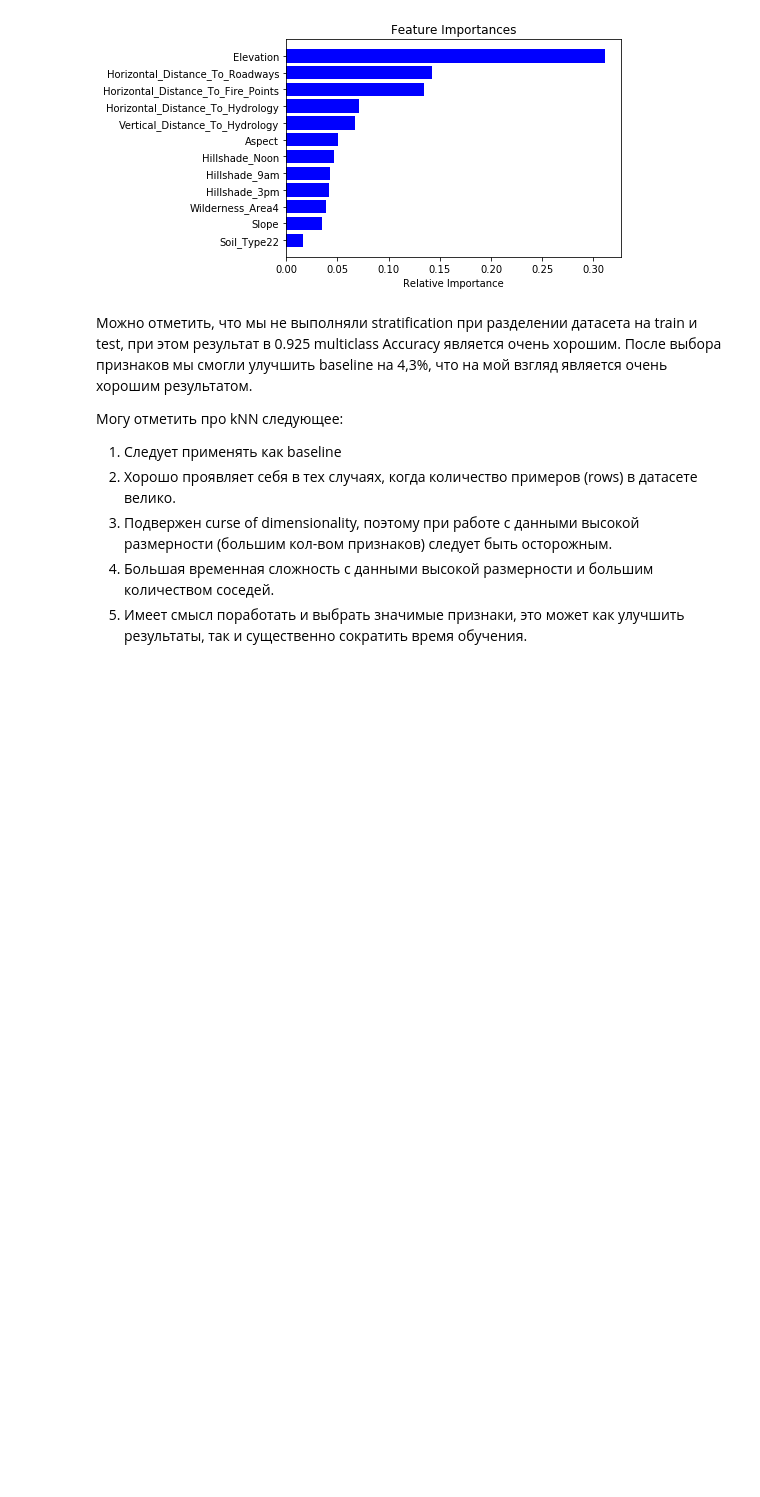
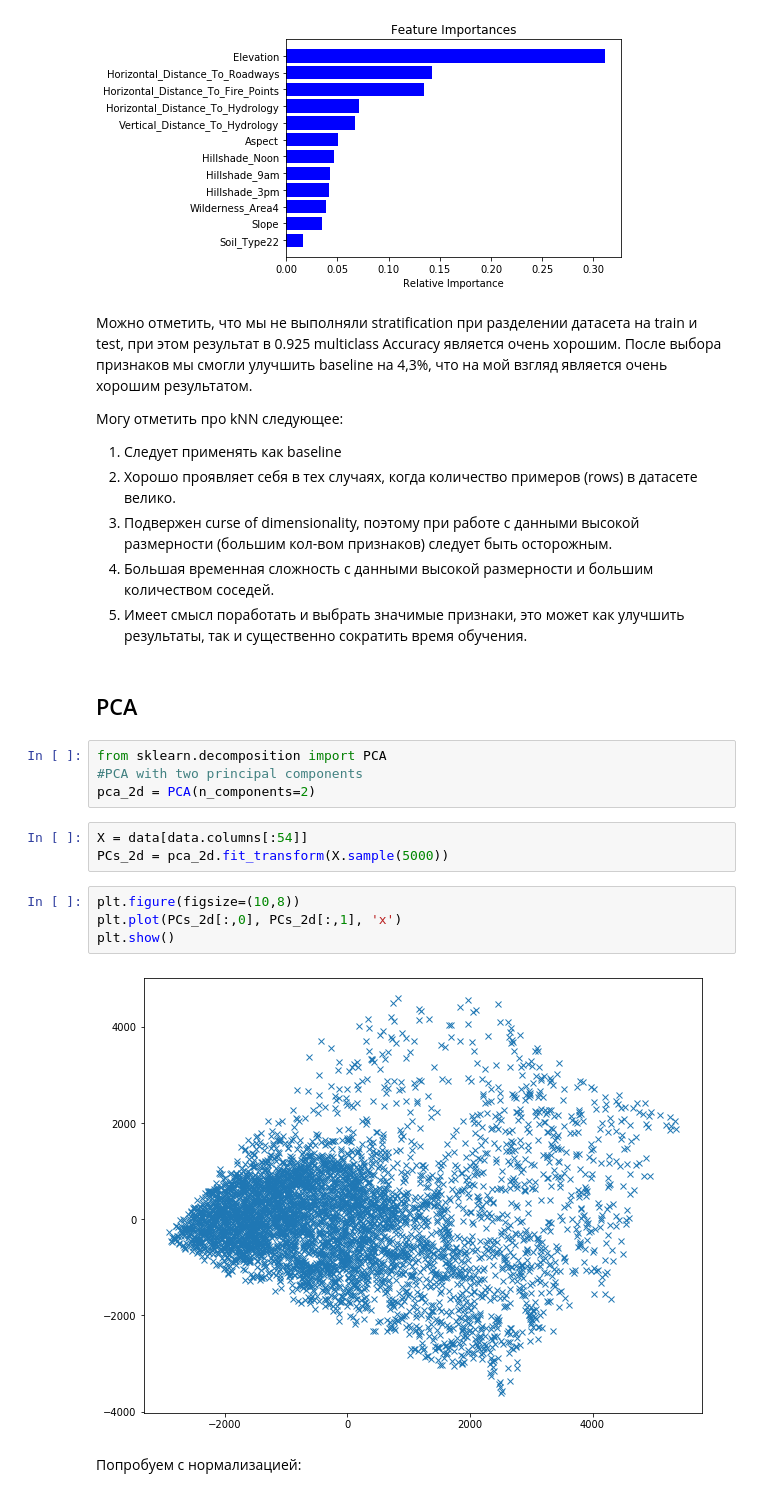
Before and after one commit to vladimirwest/HSE_ML_Course, a Jupyter notebook: KNN_1_lab.ipynb, the cells around one changed output. Drawn from its saved outputs; the diff is of its cells as text; blank space fills up the shorter version.

```diff
--- a/KNN_1_lab.ipynb
+++ b/KNN_1_lab.ipynb
@@ -404,3 +406,20 @@ plt.show()
 3) Подвержен curse of dimensionality, поэтому при работе с данными высокой размерности (большим кол-вом признаков) следует быть осторожным.
 4) Большая временная сложность с данными высокой размерности и большим количеством соседей.
 5) Имеет смысл поработать и выбрать значимые признаки, это может как улучшить результаты, так и существенно сократить время обучения.
+# %% [markdown]
+## PCA
+# %%
+from sklearn.decomposition import PCA
+#PCA with two principal components
+pca_2d = PCA(n_components=2)
+# %%
+X = data[data.columns[:54]]
+PCs_2d = pca_2d.fit_transform(X.sample(5000))
+# %%
+plt.figure(figsize=(10,8))
+plt.plot(PCs_2d[:,0], PCs_2d[:,1], 'x')
+plt.show()
+# %% [output]
+[figure, added]
+# %% [markdown]
+Попробуем с нормализацией:
```
Also changed, not shown: parts of 14 cells of this notebook.
